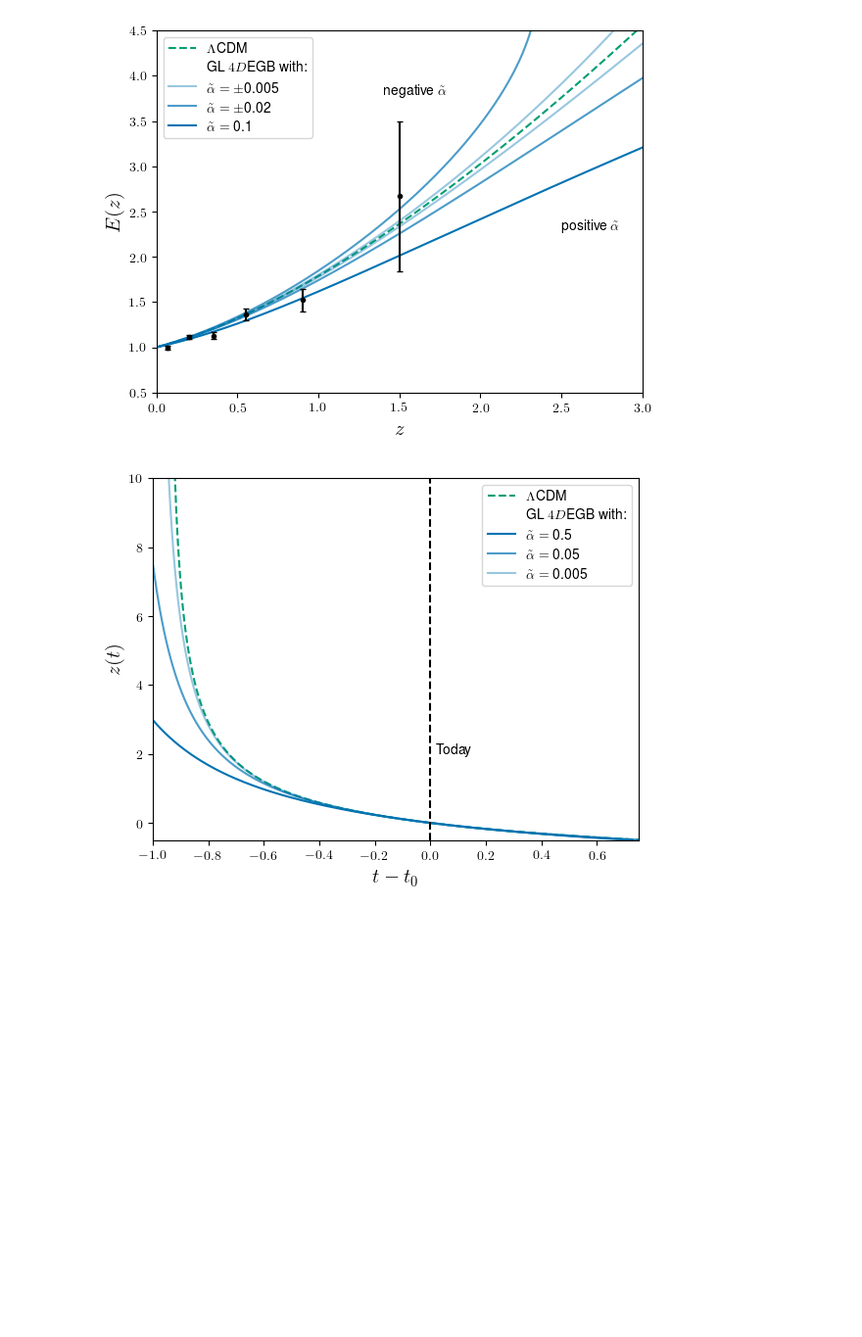
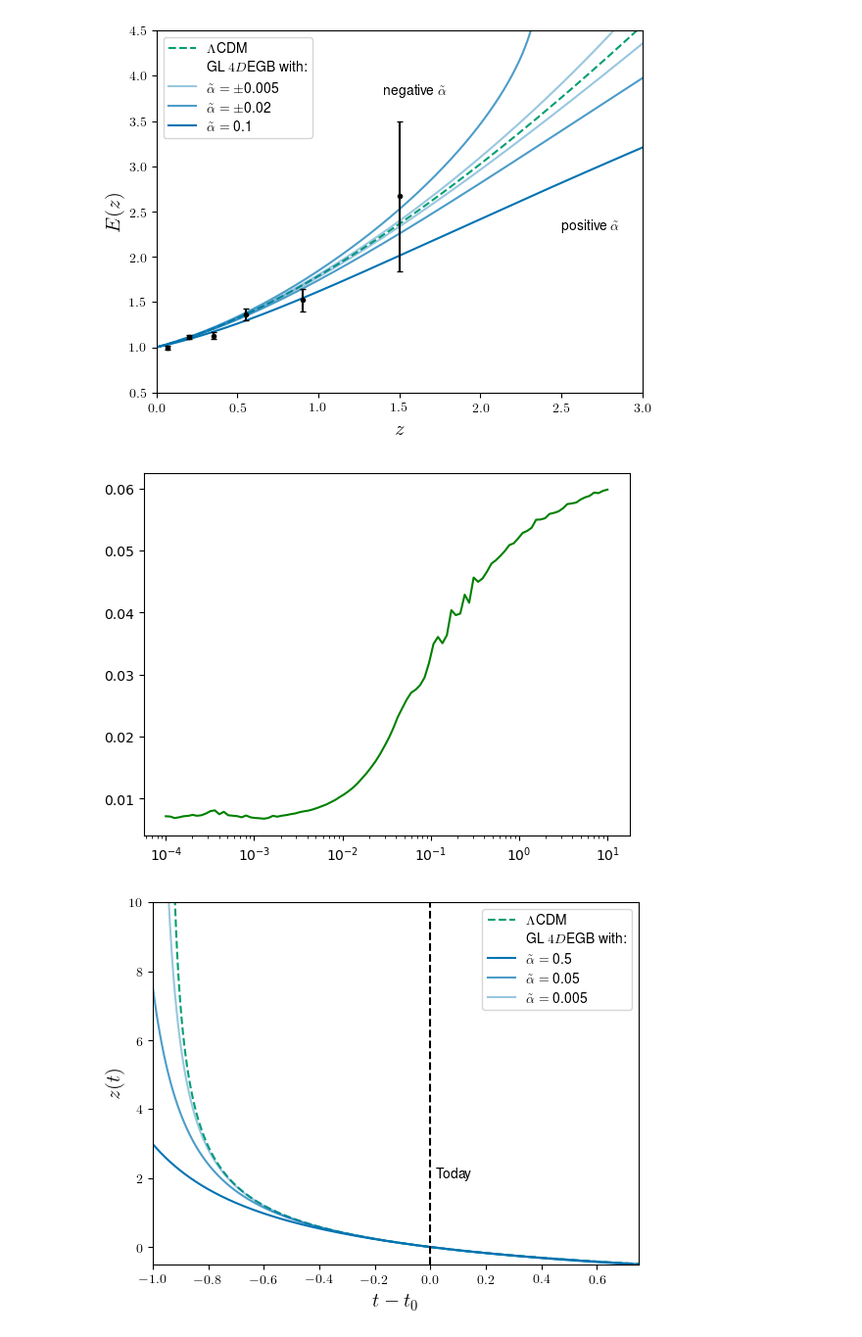
Before and after one commit to CarolaZano/4DEGB-tests, a Jupyter notebook: Background/4DEGB_background_paperplots.ipynb, the cells around one changed output. Shown at 98% size. Saved outputs shown, nothing was run; the diff lists cells and outputs as text; code cells hidden in the pictures; blank space fills up the shorter version.

Commit message:
latest version of plots, for paper

```diff
--- a/Background/4DEGB_background_paperplots.ipynb
+++ b/Background/4DEGB_background_paperplots.ipynb
@@ -166,6 +168,13 @@ plt.legend()
 #plt.savefig("E_z_GL_paper.pdf")
 # %% [output]
 [figure]
+# %%
+plt.plot(matterpower[0],(matterpower[1]- matterpower3[1])/matterpower[1],color="g")
+
+plt.xscale("log")
+#plt.yscale("log")
+# %% [output]
+[figure, added]
 # %%
 '''Plots of z(t)'''
 
```
Also changed, not shown: parts of 1 cell of this notebook.
